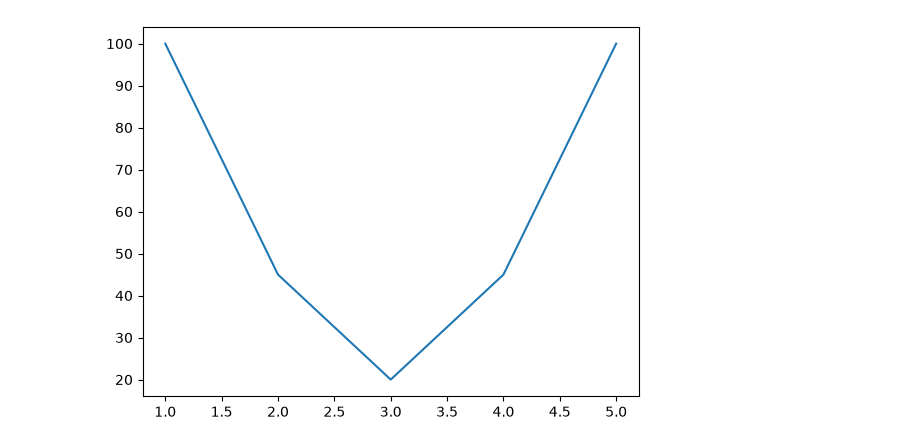
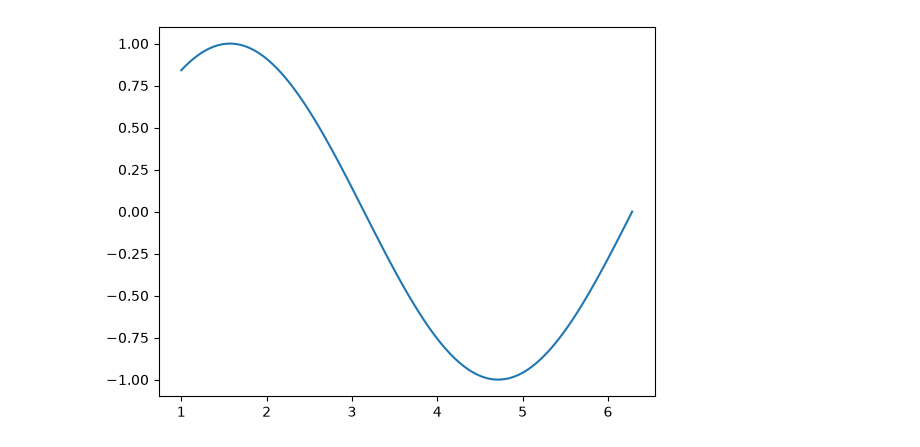
Before and after one commit to fayaspsulfikkar/daily-ml-practice, a Jupyter notebook: Pyhton Basics/Week3/MatPlotLib/matplotlib_intro.ipynb, the cells around one changed output. Saved outputs shown, nothing was run; the diff lists cells and outputs as text; code cells hidden in the pictures.

Commit message:
📚 Practice (2026-10-15): "Matplotlib Fundemantals and Chart"

```diff
--- a/Pyhton Basics/Week3/MatPlotLib/matplotlib_intro.ipynb
+++ b/Pyhton Basics/Week3/MatPlotLib/matplotlib_intro.ipynb
@@ -5,8 +29,8 @@ import matplotlib.pyplot as plt
 # %%
-x = np.array([1, 2, 3, 4, 5])
-y = np.array([0, 45, 20, 45, 100])
+xaxis = np.linspace(1,2 * np.pi,100)
+yaxis = np.sin(xaxis)
 
-plt.plot(x, y)
+plt.plot(xaxis,yaxis)
 plt.show()
 # %% [output]
-[figure, old version]
+[figure, new version]
```
Also changed, not shown: parts of 7 cells of this notebook, 3 other files.
